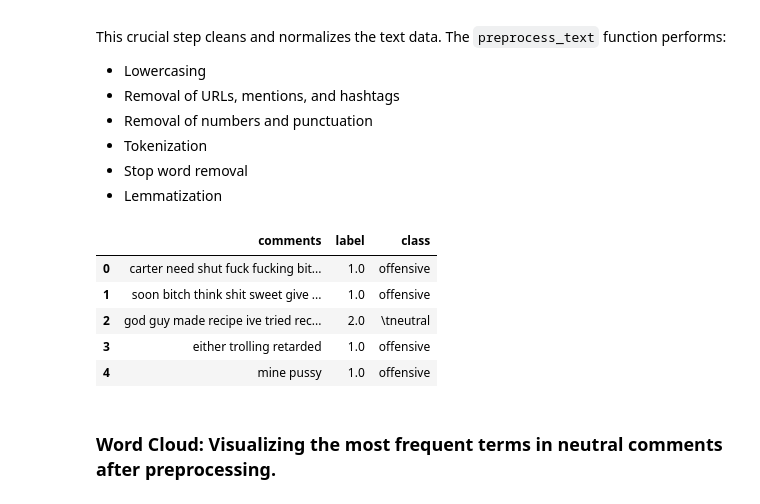
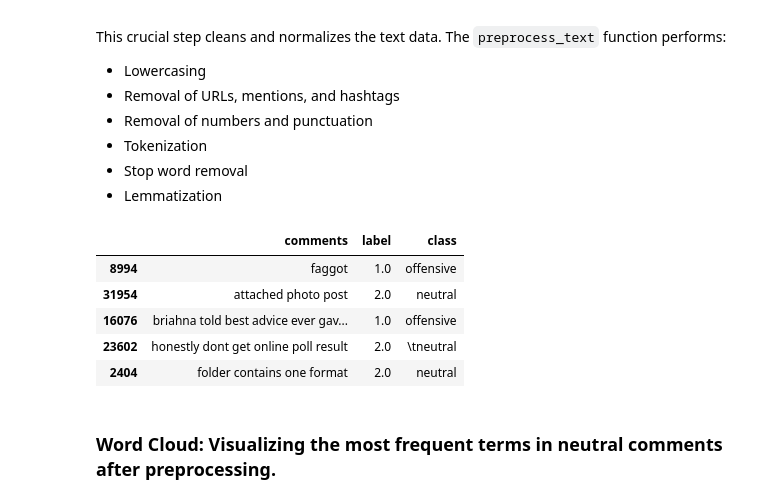
Before and after one commit to ksrawat19/hate-speech-detector, a Jupyter notebook: hate_speech_detector_main.ipynb, the cells around one changed output. Drawn from its saved outputs; the diff is of its cells as text; code cells hidden in the pictures.

```diff
--- a/hate_speech_detector_main.ipynb
+++ b/hate_speech_detector_main.ipynb
@@ -144,33 +162,33 @@ This crucial step cleans and normalizes the text data. The `preprocess_text` fun
 # %%
 def preprocess_text(text):
     text = text.lower()
 
     text = re.sub(r"http\S+|www\S+|@\w+|#\w+", "", text)
 
     text = re.sub(r"\d+", "", text)
     text = text.translate(str.maketrans('', '', string.punctuation))
 
     tokens = word_tokenize(text)
 
     stop_words = set(stopwords.words('english'))
     lemmatizer = WordNetLemmatizer()
     cleaned_tokens = [
         lemmatizer.lemmatize(token)
         for token in tokens
         if token not in stop_words and len(token) > 2
     ]
 
     return " ".join(cleaned_tokens)
 balanced_df['comments'] = balanced_df['comments'].apply(preprocess_text)
 
-balanced_df.head()
+balanced_df.sample(n=5, random_state=30)
 # %% [output]
 |  | comments | label | class |
-| 0 | carter need shut fuck fucking bit... | 1.0 | offensive |
-| 1 | soon bitch think shit sweet give ... | 1.0 | offensive |
-| 2 | god guy made recipe ive tried rec... | 2.0 | \tneutral |
-| 3 | either trolling retarded | 1.0 | offensive |
-| 4 | mine pussy | 1.0 | offensive |
+| 8994 | faggot | 1.0 | offensive |
+| 31954 | attached photo post | 2.0 | neutral |
+| 16076 | briahna told best advice ever gav... | 1.0 | offensive |
+| 23602 | honestly dont get online poll result | 2.0 | \tneutral |
+| 2404 | folder contains one format | 2.0 | neutral |
 # %% [markdown]
 ### Word Cloud: Visualizing the most frequent terms in neutral comments after preprocessing.
 # %%
```
Also changed, not shown: parts of 9 cells of this notebook.
